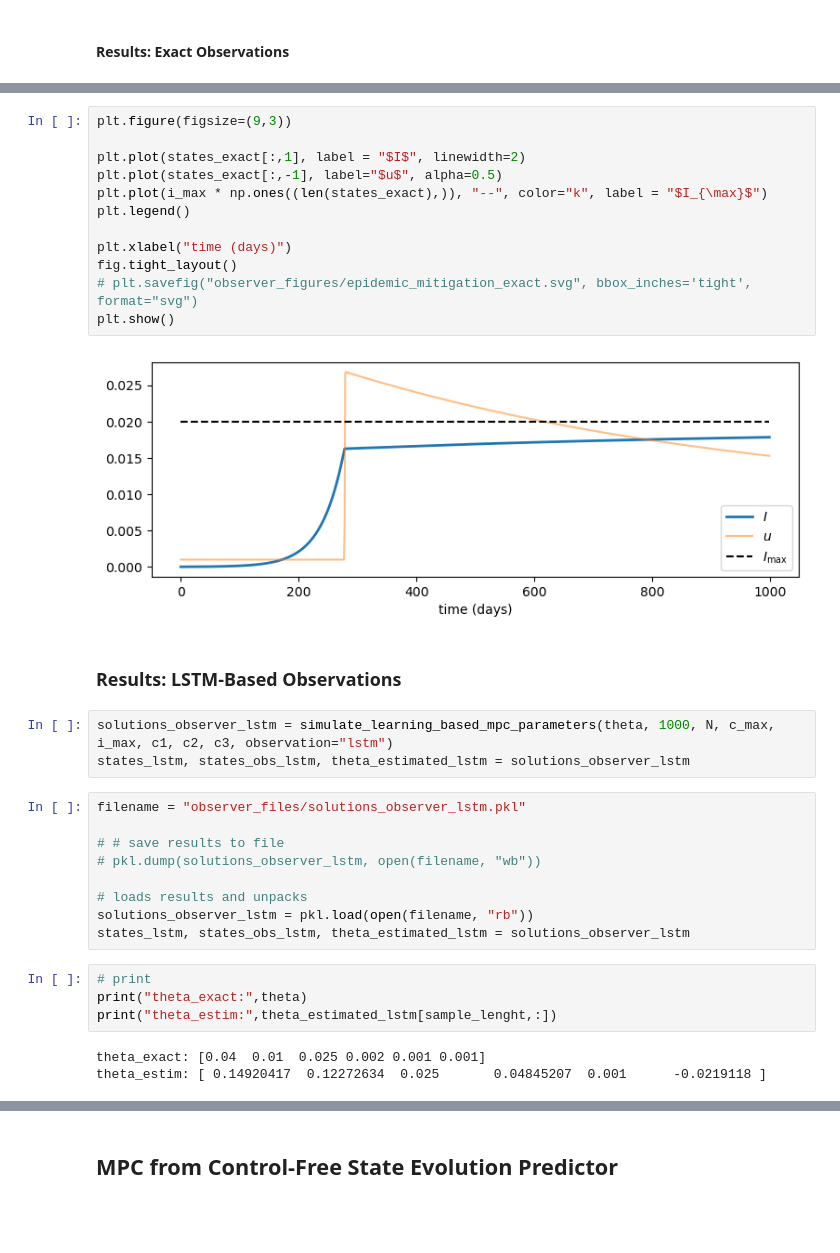
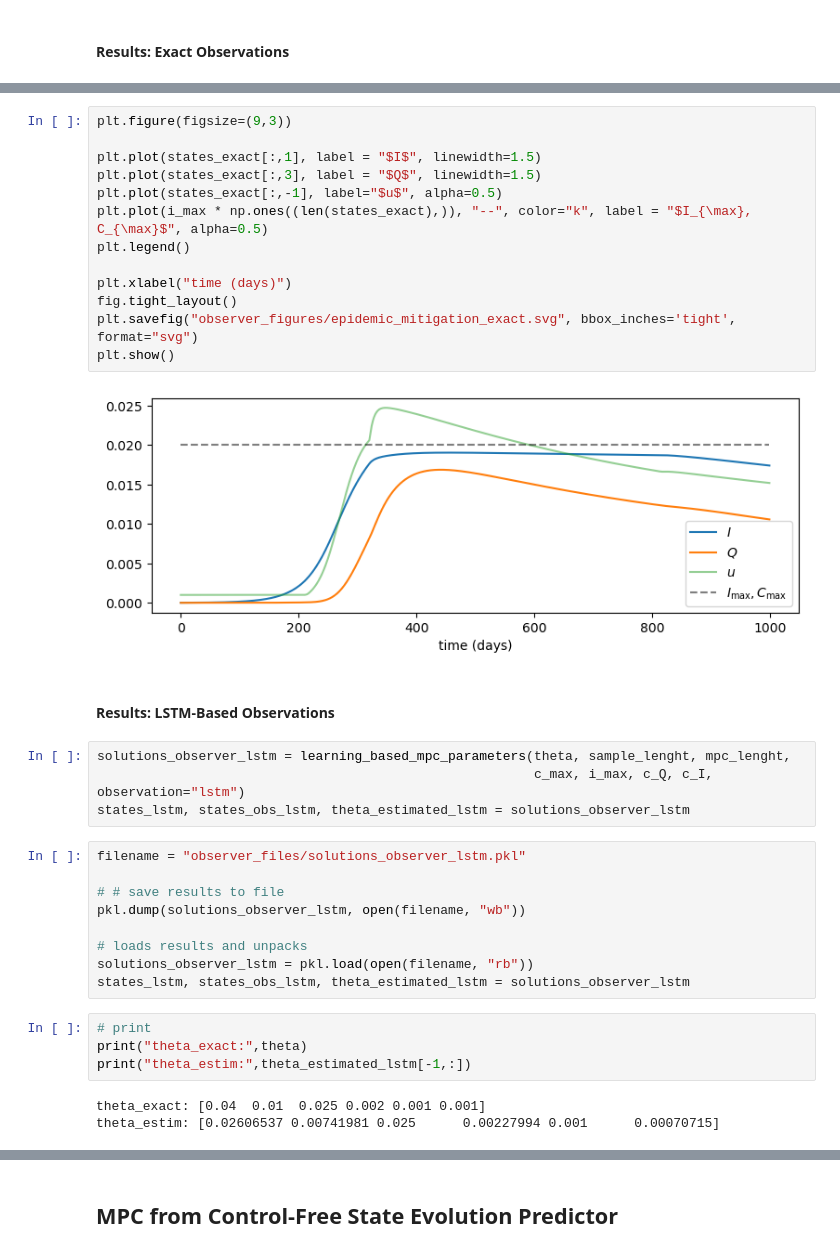
Before and after one commit to fredsonaguiar/sirq_model_control_quarantine, a Jupyter notebook: sirq model - complete.ipynb, the cells around one changed output, grey strips where cells are left out. Cells and saved outputs as stored; diff of their text form; blank space fills up the shorter version.

```diff
--- a/sirq model - complete.ipynb
+++ b/sirq model - complete.ipynb
@@ -493,27 +481,29 @@ plt.show()
 # %%
 plt.figure(figsize=(9,3))
 
-plt.plot(states_exact[:,1], label = "$I$", linewidth=2)
+plt.plot(states_exact[:,1], label = "$I$", linewidth=1.5)
+plt.plot(states_exact[:,3], label = "$Q$", linewidth=1.5)
 plt.plot(states_exact[:,-1], label="$u$", alpha=0.5)
-plt.plot(i_max * np.ones((len(states_exact),)), "--", color="k", label = "$I_{\max}$")
+plt.plot(i_max * np.ones((len(states_exact),)), "--", color="k", label = "$I_{\max}, C_{\max}$", alpha=0.5)
 plt.legend()
 
 plt.xlabel("time (days)")
 fig.tight_layout()
-# plt.savefig("observer_figures/epidemic_mitigation_exact.svg", bbox_inches='tight', format="svg")
+plt.savefig("observer_figures/epidemic_mitigation_exact.svg", bbox_inches='tight', format="svg")
 plt.show()
 # %% [output]
-[figure, old version]
+[figure, new version]
 # %% [markdown]
-### Results: LSTM-Based Observations
+#### Results: LSTM-Based Observations
 # %%
-solutions_observer_lstm = simulate_learning_based_mpc_parameters(theta, 1000, N, c_max, i_max, c1, c2, c3, observation="lstm")
+solutions_observer_lstm = learning_based_mpc_parameters(theta, sample_lenght, mpc_lenght,
+                                                        c_max, i_max, c_Q, c_I, observation="lstm")
 states_lstm, states_obs_lstm, theta_estimated_lstm = solutions_observer_lstm
 # %%
 filename = "observer_files/solutions_observer_lstm.pkl"
 
 # # save results to file
-# pkl.dump(solutions_observer_lstm, open(filename, "wb"))
+pkl.dump(solutions_observer_lstm, open(filename, "wb"))
 
 # loads results and unpacks
 solutions_observer_lstm = pkl.load(open(filename, "rb"))
@@ -521,10 +511,10 @@ states_lstm, states_obs_lstm, theta_estimated_lstm = solutions_observer_lstm
 # %%
 # print
 print("theta_exact:",theta)
-print("theta_estim:",theta_estimated_lstm[sample_lenght,:])
+print("theta_estim:",theta_estimated_lstm[-1,:])
 # %% [output]
 theta_exact: [0.04  0.01  0.025 0.002 0.001 0.001]
-theta_estim: [ 0.14920417  0.12272634  0.025       0.04845207  0.001      -0.0219118 ]
+theta_estim: [0.02606537 0.00741981 0.025      0.00227994 0.001      0.00070715]
 # %%
 # plot the results
 fig, ax = plt.subplots(4, figsize=(9,5), sharex=True)
```
Also changed, not shown: parts of 50 cells of this notebook, 17 other files.
